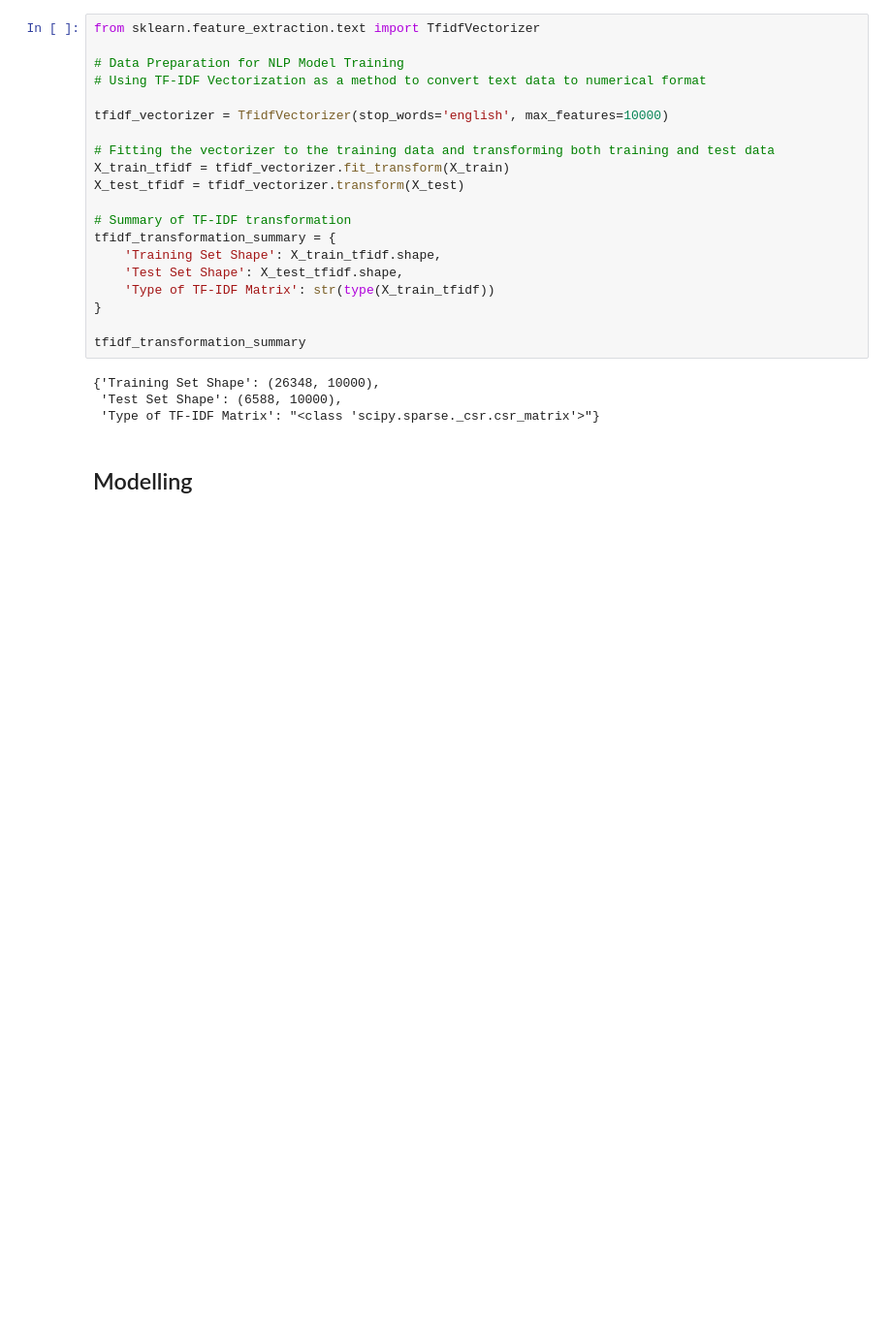
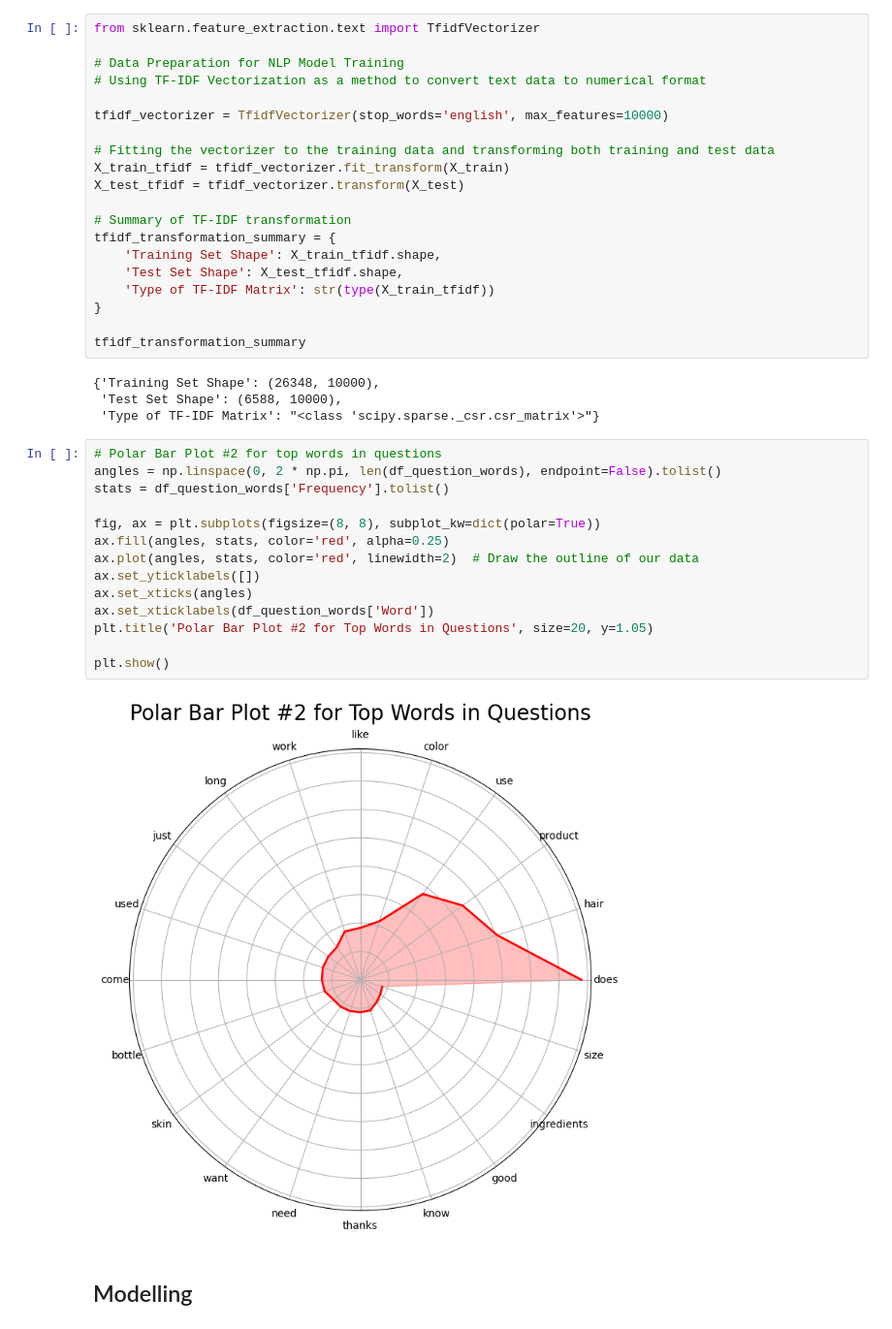
Before and after one commit to True-star-580/bot_, a Jupyter notebook: index.ipynb, the cells around one changed output. Shown at 97% size. Saved outputs shown, nothing was run; the diff lists cells and outputs as text; blank space fills up the shorter version.

Commit message:
data cleaning

```diff
--- a/index.ipynb
+++ b/index.ipynb
@@ -347,6 +349,22 @@ tfidf_transformation_summary
 {'Training Set Shape': (26348, 10000),
  'Test Set Shape': (6588, 10000),
  'Type of TF-IDF Matrix': "<class 'scipy.sparse._csr.csr_matrix'>"}
+# %%
+# Polar Bar Plot #2 for top words in questions
+angles = np.linspace(0, 2 * np.pi, len(df_question_words), endpoint=False).tolist()
+stats = df_question_words['Frequency'].tolist()
+
+fig, ax = plt.subplots(figsize=(8, 8), subplot_kw=dict(polar=True))
+ax.fill(angles, stats, color='red', alpha=0.25)
+ax.plot(angles, stats, color='red', linewidth=2)  # Draw the outline of our data
+ax.set_yticklabels([])
+ax.set_xticks(angles)
+ax.set_xticklabels(df_question_words['Word'])
+plt.title('Polar Bar Plot #2 for Top Words in Questions', size=20, y=1.05)
+
+plt.show()
+# %% [output]
+[figure, added]
 # %% [markdown]
 ## Modelling
 # %% [markdown]
```
Also changed, not shown: parts of 8 cells of this notebook, 1 other file.
